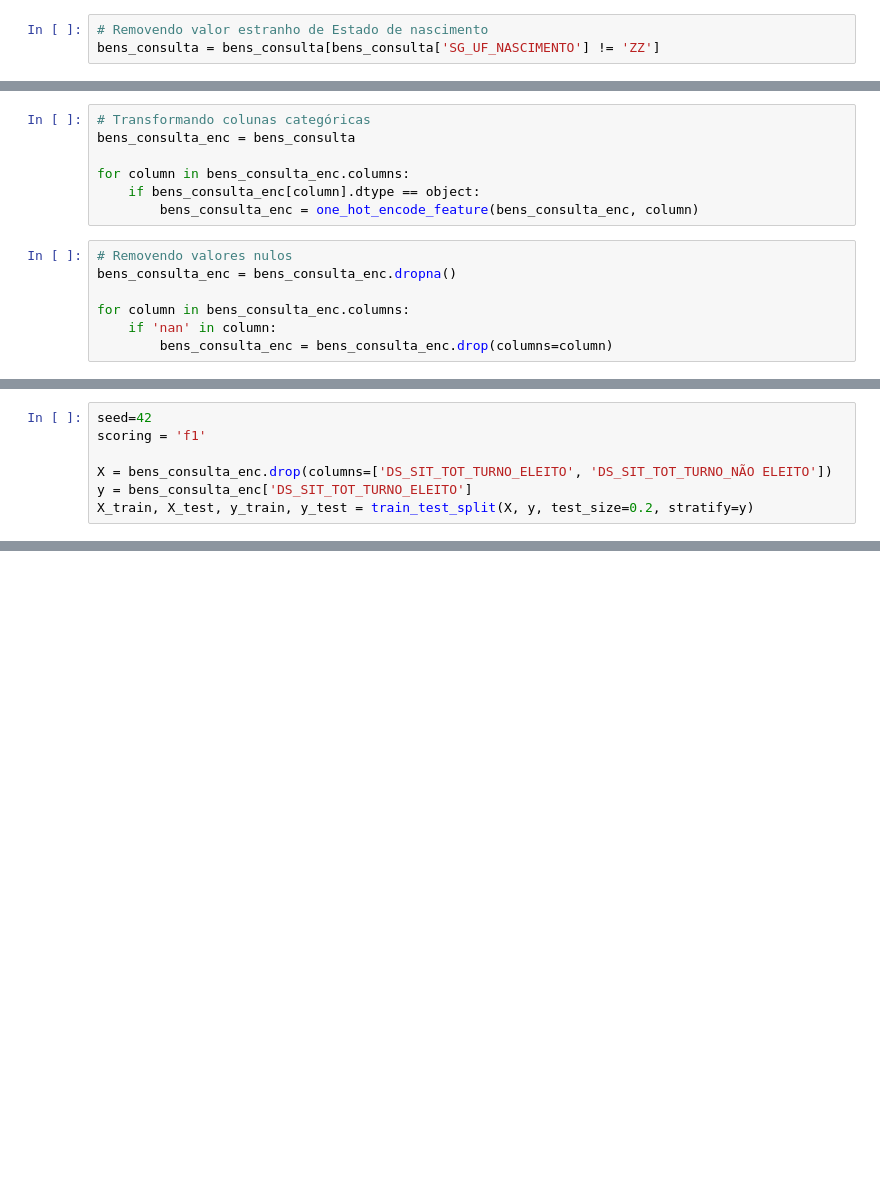
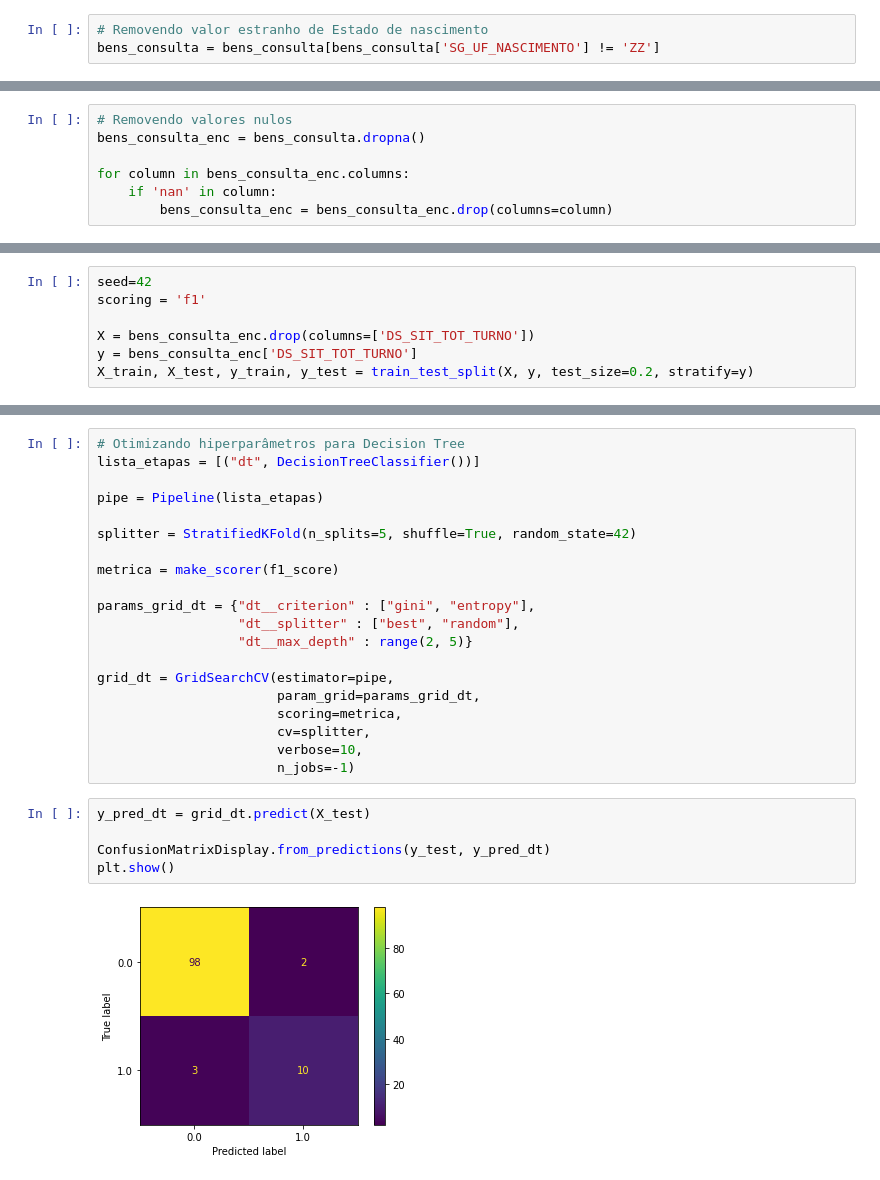
Before and after one commit to luc-zago/lets-code-machine-learning-i, a Jupyter notebook: notebook.ipynb, the cells around one changed output, grey strips where cells are left out. Saved outputs shown, nothing was run; the diff lists cells and outputs as text; blank space fills up the shorter version.

```diff
--- a/notebook.ipynb
+++ b/notebook.ipynb
@@ -321,14 +179,7 @@ def one_hot_encode_feature(data,feature):
 # %%
-# Transformando colunas categóricas
-bens_consulta_enc = bens_consulta
+# Removendo valores nulos
+bens_consulta_enc = bens_consulta.dropna()
 
 for column in bens_consulta_enc.columns:
-    if bens_consulta_enc[column].dtype == object:
-        bens_consulta_enc = one_hot_encode_feature(bens_consulta_enc, column)
+    if 'nan' in column:
+        bens_consulta_enc = bens_consulta_enc.drop(columns=column)
-# %%
-# Removendo valores nulos
-bens_consulta_enc = bens_consulta_enc.dropna()
-
-for column in bens_consulta_enc.columns:
-    if 'nan' in column:
-        bens_consulta_enc = bens_consulta_enc.drop(columns=column)
@@ -409,6 +187,6 @@ bens_consulta_enc.head()
 seed=42
 scoring = 'f1'
 
-X = bens_consulta_enc.drop(columns=['DS_SIT_TOT_TURNO_ELEITO', 'DS_SIT_TOT_TURNO_NÃO ELEITO'])
-y = bens_consulta_enc['DS_SIT_TOT_TURNO_ELEITO']
+X = bens_consulta_enc.drop(columns=['DS_SIT_TOT_TURNO'])
+y = bens_consulta_enc['DS_SIT_TOT_TURNO']
 X_train, X_test, y_train, y_test = train_test_split(X, y, test_size=0.2, stratify=y)
@@ -563 +193,28 @@ weighted avg       0.97      0.97      0.97       113
+# %%
+# Otimizando hiperparâmetros para Decision Tree
+lista_etapas = [("dt", DecisionTreeClassifier())]
+
+pipe = Pipeline(lista_etapas)
+
+splitter = StratifiedKFold(n_splits=5, shuffle=True, random_state=42)
+
+metrica = make_scorer(f1_score)
+
+params_grid_dt = {"dt__criterion" : ["gini", "entropy"],
+                  "dt__splitter" : ["best", "random"],
+                  "dt__max_depth" : range(2, 5)}
+
+grid_dt = GridSearchCV(estimator=pipe,
+                       param_grid=params_grid_dt,
+                       scoring=metrica,
+                       cv=splitter,
+                       verbose=10,
+                       n_jobs=-1)
+# %%
+y_pred_dt = grid_dt.predict(X_test)
+
+ConfusionMatrixDisplay.from_predictions(y_test, y_pred_dt)
+plt.show()
+# %% [output]
+[figure, added]
 # %%
```
Also changed, not shown: parts of 25 cells of this notebook.
